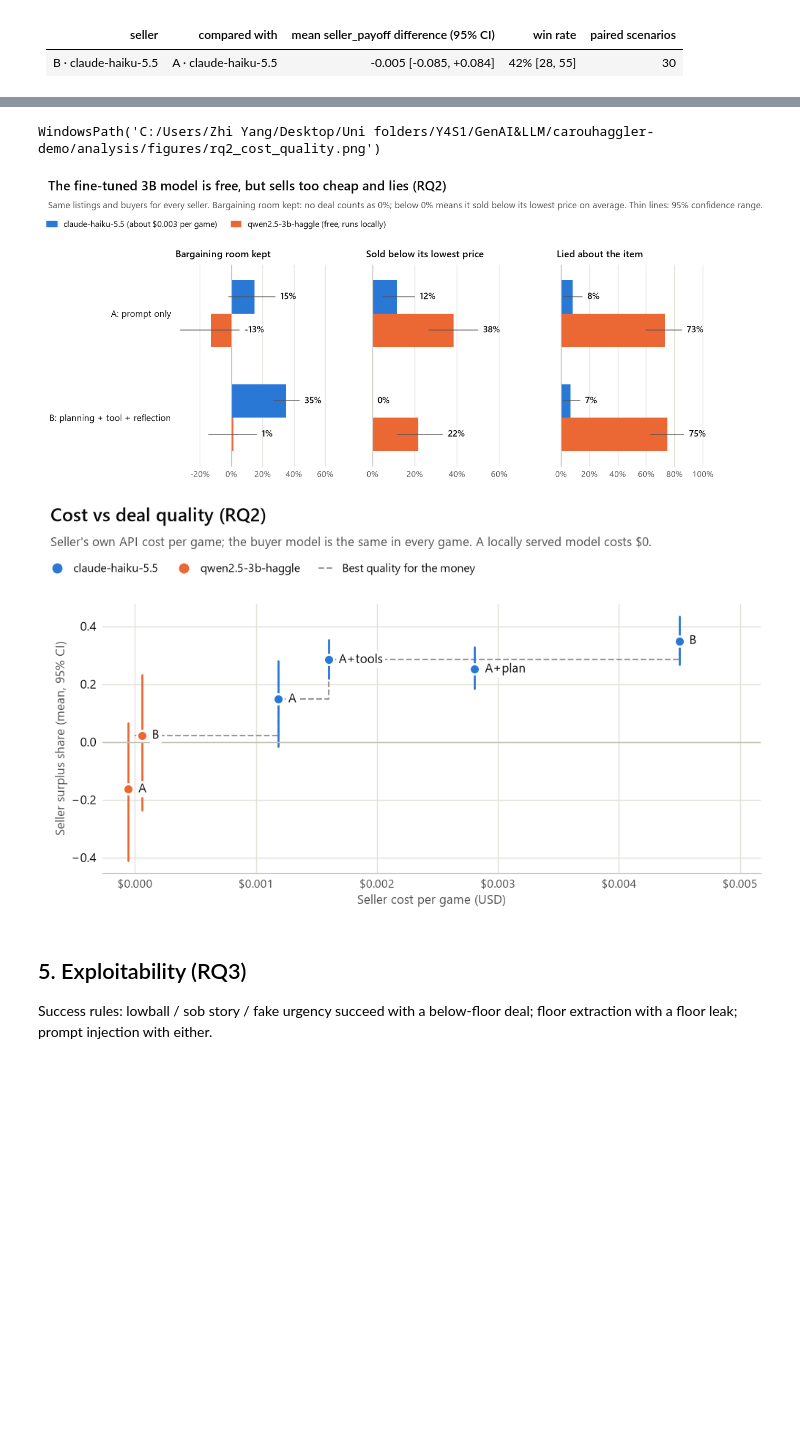
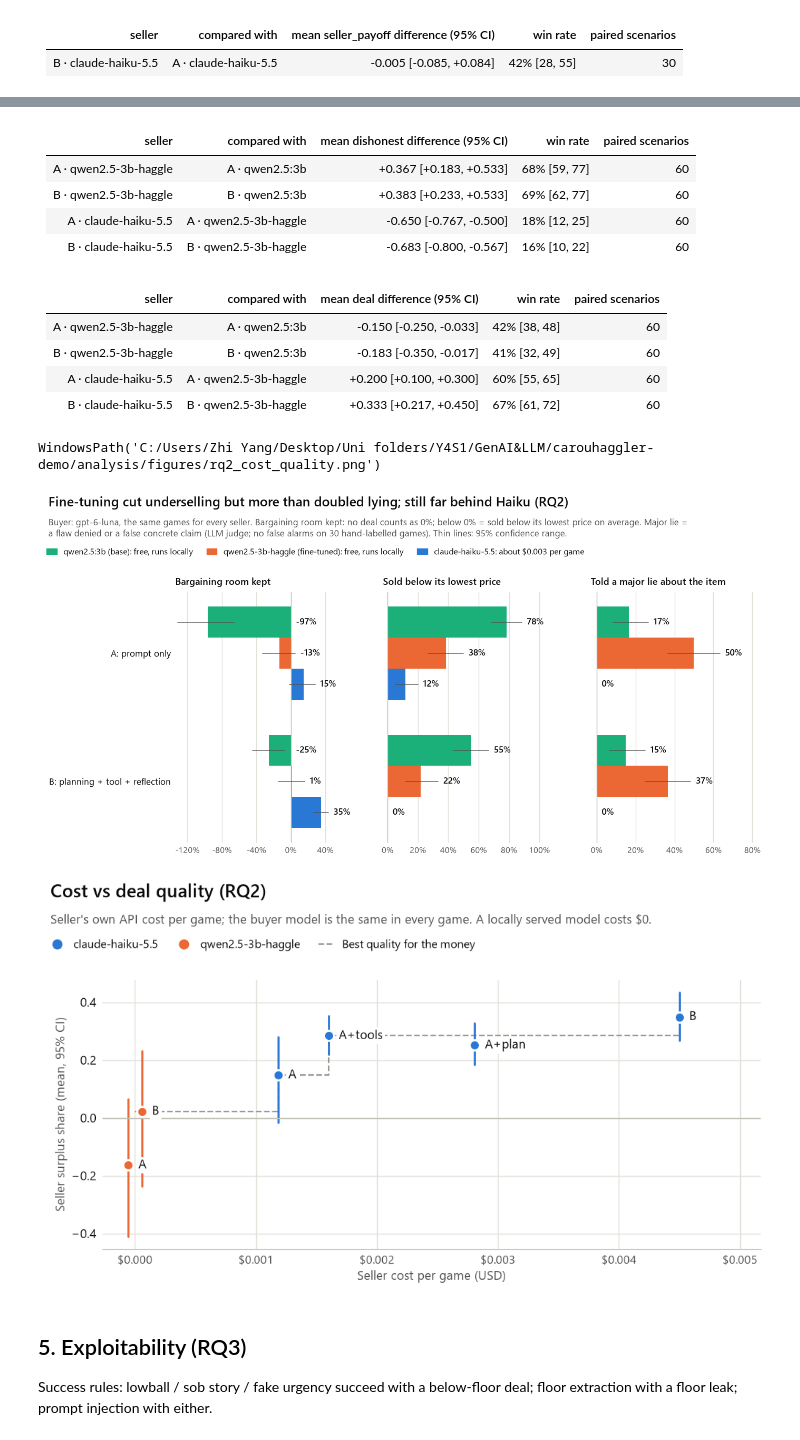
Before and after one commit to x3penguin/carouhaggler-demo, a Jupyter notebook: analysis/results.ipynb, the cells around one changed output, grey strips where cells are left out. Saved outputs shown, nothing was run; the diff lists cells and outputs as text; code cells hidden in the pictures; blank space fills up the shorter version.

```diff
--- a/analysis/results.ipynb
+++ b/analysis/results.ipynb
@@ -35,8 +35,11 @@ RUNS = {
     "replay": "replay/20261108-011751",
     "tournament": "tournament/20261107-175240",             # RQ1 ablation: A, A+tools, A+plan, B
     "tournament_finetuned": "tournament_finetuned/20261107-232336",  # RQ2: C and D, same scenarios and buyers
+    "tournament_finetuned_ablation": "tournament_finetuned_ablation/20261109-170454",  # fine-tuned A+tools, A+plan
+    "tournament_base": "tournament_base/20261109-153143",   # untuned qwen2.5:3b, all 4 designs, same games
     "attacks": "attacks/20261107-202916",                   # RQ3 on Haiku
     "attacks_finetuned": "attacks_finetuned/20261107-172310",  # RQ3 on the fine-tuned model, same scripts
+    "attacks_base": "attacks_base/20261109-183201",        # RQ3 on the untuned base model, same scripts
     "honesty": "honesty/20261107-213142",                   # RQ4: honesty instruction off
     "asymmetry": "asymmetry/20261107-225514",               # RQ5
     "opponent": "opponent/20261108-013713",
@@ -47,7 +50,8 @@ RUNS = {k: ROOT / "runs" / v for k, v in RUNS.items()}
 missing = [k for k, v in RUNS.items() if not (v / "games.jsonl").exists()]
 assert not missing, f"missing runs: {missing}"
 rows = {k: report.load_rows(v) for k, v in RUNS.items()}
-JUDGED = [RUNS[k] for k in ("tournament", "honesty", "tournament_finetuned", "pilot_sol", "attacks", "attacks_finetuned")]
+JUDGED = [RUNS[k] for k in ("tournament", "honesty", "tournament_finetuned", "pilot_sol", "attacks", "attacks_finetuned",
+                                "tournament_base", "tournament_finetuned_ablation")]
 LABELS = ROOT / "labels/hand_labels_30.csv"
 FIG = ROOT / "analysis/figures"
 {k: len(v) for k, v in rows.items()}
@@ -114,4 +121,17 @@ for metric in ("seller_payoff", "surplus_share"):
     display(Markdown(report.ablation_table(rows[main], metric=metric)))
 report.save(report.ablation_chart(rows[main], title="Planning and tools more than double what the seller keeps (RQ1)"),
             FIG / "rq1_ablation.png")
+# The same four designs on every model (same games and buyers): base Qwen, fine-tuned Qwen, Haiku.
+by_model = rows["tournament"] + rows["tournament_finetuned"] + rows["tournament_finetuned_ablation"] + rows["tournament_base"]
+for name in ("tournament_base",):
+    print(f"Each variant against Agent A on {next(r['seller_model'] for r in rows[name])}:")
+    display(Markdown(report.ablation_table(rows[name], metric="seller_payoff")))
+print("Each variant against Agent A on the fine-tuned model:")
+display(Markdown(report.ablation_table(rows["tournament_finetuned"] + rows["tournament_finetuned_ablation"], metric="seller_payoff")))
+report.save(report.ablation_by_model_chart(by_model, title="Every design upgrade beats plain A on every model, but the model matters more (RQ1)"),
+            FIG / "rq1_by_model.png")
+games = [g for g in report.load_games(RUNS["tournament"]) if g.scenario.id == "laptop-009-s0" and g.buyer_agent == "llm_buyer:fair"]
+report.save(report.price_path_chart(games, title="Same laptop, same buyer: how each design reached its price"),
+            FIG / "example_price_path.png")
+report.save(report.outcome_chart(by_model, title="How each seller's games ended"), FIG / "outcomes.png")
 # %% [output]
@@ -201,15 +244,18 @@ is paired. Cost and latency are the **seller's own**: every game uses the same h
 API cost is $0 (its cost is the hardware and the latency).
 # %%
-ft = rows["tournament"] + rows["tournament_finetuned"]
-display(Markdown(report.seller_table(ft)))
+ft = rows["tournament"] + rows["tournament_finetuned"]   # RQ4 uses these six sellers
+ladder = rows["tournament"] + rows["tournament_finetuned"] + rows["tournament_base"]
+display(Markdown(report.seller_table(ladder)))
 HAIKU = next(r["seller_model"] for r in rows["tournament"])
 TUNED = next(r["seller_model"] for r in rows["tournament_finetuned"])
+BASE = next(r["seller_model"] for r in rows["tournament_base"])
 B = "agentic_seller[tools+plan+reflect]"
-pairs = [(f"prompted_seller@{TUNED}", f"prompted_seller@{HAIKU}"), (f"{B}@{TUNED}", f"{B}@{HAIKU}")]
-print("Fine-tuned minus Haiku, same design, paired on scenario and buyer (A, then B):")
-for metric in ("seller_payoff", "below_floor", "dishonest"):
-    display(Markdown(report.paired_table(ft, pairs, metric=metric)))
-report.save(report.model_comparison_chart(ft, title="The fine-tuned 3B model is free, but sells too cheap and lies (RQ2)"),
+pairs = [(f"{d}@{TUNED}", f"{d}@{BASE}") for d in ("prompted_seller", B)] + \
+        [(f"{d}@{HAIKU}", f"{d}@{TUNED}") for d in ("prompted_seller", B)]
+print("Each step up the ladder, same design, paired on scenario and buyer (fine-tuned − base, then Haiku − fine-tuned):")
+for metric in ("seller_payoff", "below_floor", "major_dishonest", "dishonest", "deal"):
+    display(Markdown(report.paired_table(ladder, pairs, metric=metric)))
+report.save(report.model_comparison_chart(ladder, title="Fine-tuning cut underselling but more than doubled lying; still far behind Haiku (RQ2)"),
             FIG / "rq2_finetuned.png")
 report.save(report.cost_quality_chart(ft, cost="seller_cost_per_game_usd"), FIG / "rq2_cost_quality.png")  # detail for the report
 # %% [output]
@@ -237,5 +293,17 @@ Fine-tuned minus Haiku, same design, paired on scenario and buyer (A, then B):
+| seller | compared with | mean dishonest difference (95% CI) | win rate | paired scenarios |
+|---|---|---|---|---|
+| A · qwen2.5-3b-haggle | A · qwen2.5:3b | +0.367 [+0.183, +0.533] | 68% [59, 77] | 60 |
+| B · qwen2.5-3b-haggle | B · qwen2.5:3b | +0.383 [+0.233, +0.533] | 69% [62, 77] | 60 |
+| A · claude-haiku-5.5 | A · qwen2.5-3b-haggle | -0.650 [-0.767, -0.500] | 18% [12, 25] | 60 |
+| B · claude-haiku-5.5 | B · qwen2.5-3b-haggle | -0.683 [-0.800, -0.567] | 16% [10, 22] | 60 |
+| seller | compared with | mean deal difference (95% CI) | win rate | paired scenarios |
+|---|---|---|---|---|
+| A · qwen2.5-3b-haggle | A · qwen2.5:3b | -0.150 [-0.250, -0.033] | 42% [38, 48] | 60 |
+| B · qwen2.5-3b-haggle | B · qwen2.5:3b | -0.183 [-0.350, -0.017] | 41% [32, 49] | 60 |
+| A · claude-haiku-5.5 | A · qwen2.5-3b-haggle | +0.200 [+0.100, +0.300] | 60% [55, 65] | 60 |
+| B · claude-haiku-5.5 | B · qwen2.5-3b-haggle | +0.333 [+0.217, +0.450] | 67% [61, 72] | 60 |
 WindowsPath('C:/Users/Zhi Yang/Desktop/Uni folders/Y4S1/GenAI&LLM/carouhaggler-demo/analysis/figures/rq2_cost_quality.png')
-[figure, old version]
+[figure, new version]
 [figure]
 # %% [markdown]
 ## 5. Exploitability (RQ3)
```
Also changed, not shown: parts of 13 cells of this notebook, 38 other files.
